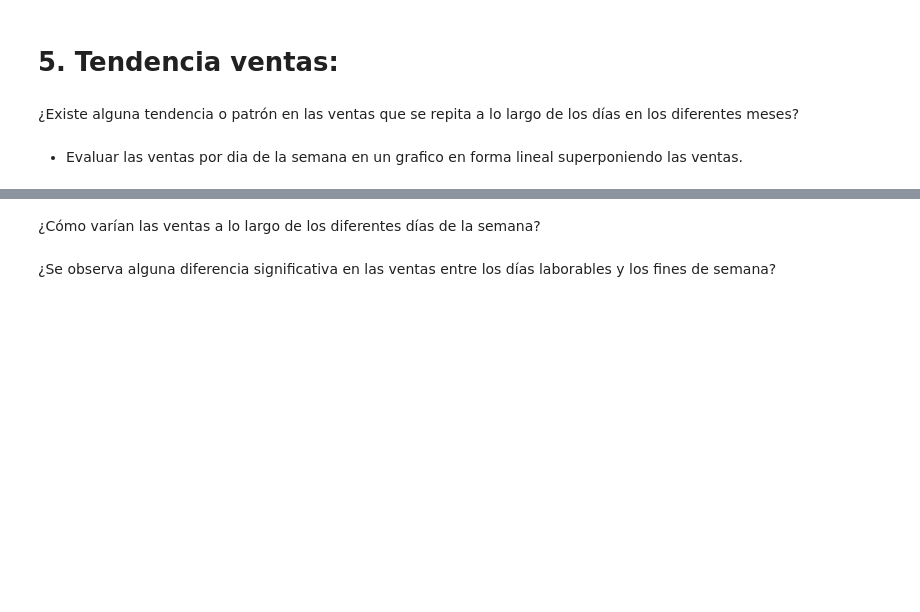
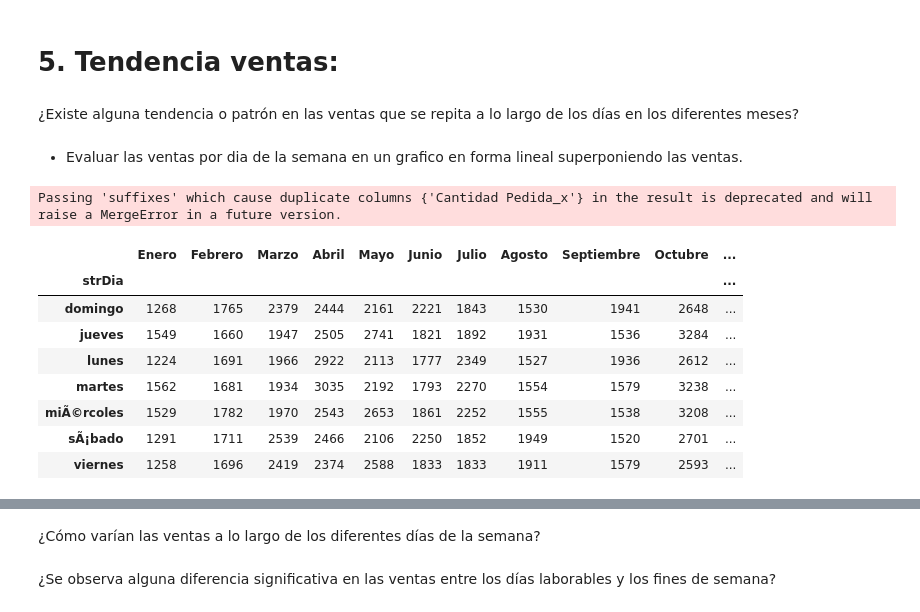
Before and after one commit to SOFT-cRONOS/BigData-Actividades, a Jupyter notebook: U3-Analisis de datos - TP 1/BD-TP1-VENTAS.ipynb, the cells around one changed output, grey strips where cells are left out. Drawn from its saved outputs; the diff is of its cells as text; code cells hidden in the pictures; blank space fills up the shorter version.

```diff
--- a/U3-Analisis de datos - TP 1/BD-TP1-VENTAS.ipynb
+++ b/U3-Analisis de datos - TP 1/BD-TP1-VENTAS.ipynb
@@ -33,10 +28,10 @@ from datetime import datetime
 #ruta_de_acceso = '/content/BigData-Actividades/U3-Analisis de datos - TP 1/datasets'
 
 #windows
-#ruta_de_acceso = 'E:\\Documentos\\FENIX\\BigData-Actividades\\U3-Analisis de datos - TP 1\\datasets'
+ruta_de_acceso = 'E:\\Documentos\\FENIX\\BigData-Actividades\\U3-Analisis de datos - TP 1\\datasets'
 
 #linux
-ruta_de_acceso = "/home/cronos/Documentos/BD-Actividades/U3-Analisis de datos - TP 1/datasets"
+#ruta_de_acceso = "/home/cronos/Documentos/BD-Actividades/U3-Analisis de datos - TP 1/datasets"
 # %%
 archivos = os.listdir(ruta_de_acceso)
 archivos
@@ -164,6 +159,9 @@ fig.show()
 dias_semana = ["Lunes", "Martes", "Miércoles", "Jueves", "Viernes", "Sábado", "Domingo"]
 
 def extraer_datos(datos):
+    # Decodificar caracteres UTF-8 correctamente
+    datos['Fecha de Pedido'] = datos['Fecha de Pedido'].str.encode('latin-1').str.decode('utf-8')
+
     #agrega 2 columnas hora y dia. y convierte fecha en formato fecha
     datos['Fecha de Pedido'] = pd.to_datetime(datos['Fecha de Pedido'])
 
@@ -173,10 +171,12 @@ def extraer_datos(datos):
     hora = datos['Fecha de Pedido'].dt.hour
     dia_sem = datos['Fecha de Pedido'].dt.strftime('%A')
 
+
     datos['Hora'] = hora
     datos['Dia'] = dia
     datos['año'] = año
     datos['strDia'] = dia_sem
+    datos['strDia'] = datos['strDia'].str.encode('latin-1').str.decode('utf-8')
     return datos
 # %%
 # Crear una lista de las horas del día (0 a 23)
@@ -287,3 +289,44 @@ fig.update_layout(
 
 # Mostrar el gráfico
 fig.show()
+# %%
+Ventas_por_dia = {}
+unidos = pd.DataFrame()
+# Iterar a través de cada mes en la lista 'meses'
+try:
+    for mes in meses:
+        # Obtener el DataFrame correspondiente al mes
+        dataframe_mes = dataframes[mes]
+
+        # Realizar algún procesamiento de datos específico (reemplaza con tu propio procesamiento)
+        dataframe_mes = extraer_datos(dataframe_mes)  # Reemplaza esto con el procesamiento que necesites
+
+        # Calcular el número de ventas por hora para este mes y almacenarlo en 'Ventas_por_hora'
+        Ventas_por_dia[mes] = dataframe_mes.groupby('strDia')['Cantidad Pedida'].count()
+finally:
+    #cuando termina el for arma un dataframe con los dias de la semana en la columna
+    dias_semana = Ventas_por_dia[mes].index.values
+    columnas = ['strDia']
+    unidos = pd.DataFrame(dias_semana, columns= columnas )
+    #pone la columna de los dias como index
+    unidos.index = unidos.strDia
+    #elimina la columnas de dias y queda un dataframe vacion con los dias como index
+    unidos.drop("strDia", axis=1, inplace=True)
+
+for mes in meses:
+    #va uniendo los dataframes segun el dia
+    unidos = pd.merge(unidos, Ventas_por_dia[mes], on="strDia")
+#cambia las columnas por los nombres de meses
+unidos.columns = meses
+unidos
+# %% [output]
+Passing 'suffixes' which cause duplicate columns {'Cantidad Pedida_x'} in the result is deprecated and will raise a MergeError in a future version.
+|  | Enero | Febrero | Marzo | Abril | Mayo | Junio | Julio | Agosto | Septiembre | Octubre | ... |
+| strDia |  |  |  |  |  |  |  |  |  |  | ... |
+| domingo | 1268 | 1765 | 2379 | 2444 | 2161 | 2221 | 1843 | 1530 | 1941 | 2648 | ... |
+| jueves | 1549 | 1660 | 1947 | 2505 | 2741 | 1821 | 1892 | 1931 | 1536 | 3284 | ... |
+| lunes | 1224 | 1691 | 1966 | 2922 | 2113 | 1777 | 2349 | 1527 | 1936 | 2612 | ... |
+| martes | 1562 | 1681 | 1934 | 3035 | 2192 | 1793 | 2270 | 1554 | 1579 | 3238 | ... |
+| miÃ©rcoles | 1529 | 1782 | 1970 | 2543 | 2653 | 1861 | 2252 | 1555 | 1538 | 3208 | ... |
+| sÃ¡bado | 1291 | 1711 | 2539 | 2466 | 2106 | 2250 | 1852 | 1949 | 1520 | 2701 | ... |
+| viernes | 1258 | 1696 | 2419 | 2374 | 2588 | 1833 | 1833 | 1911 | 1579 | 2593 | ... |
```
Also changed, not shown: parts of 8 cells of this notebook.
